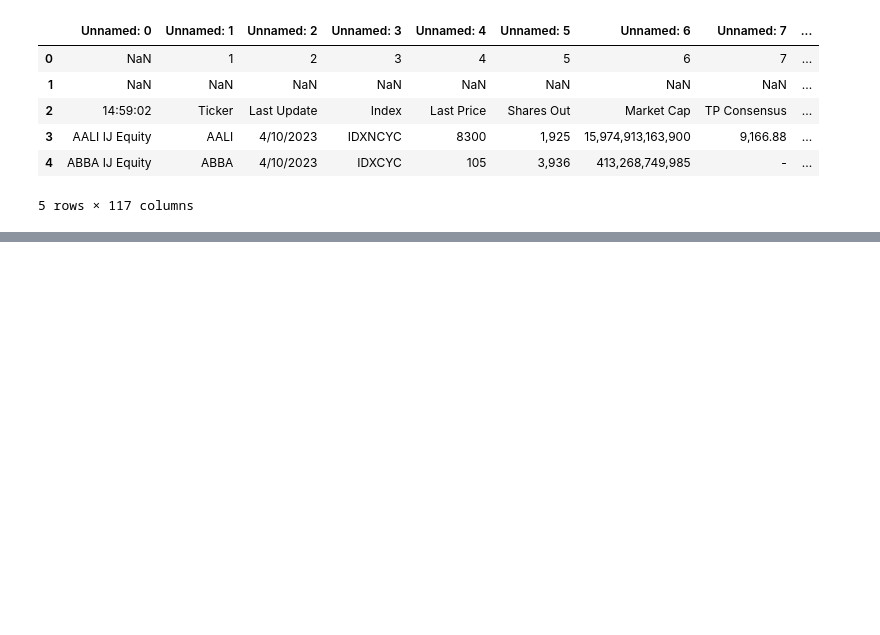
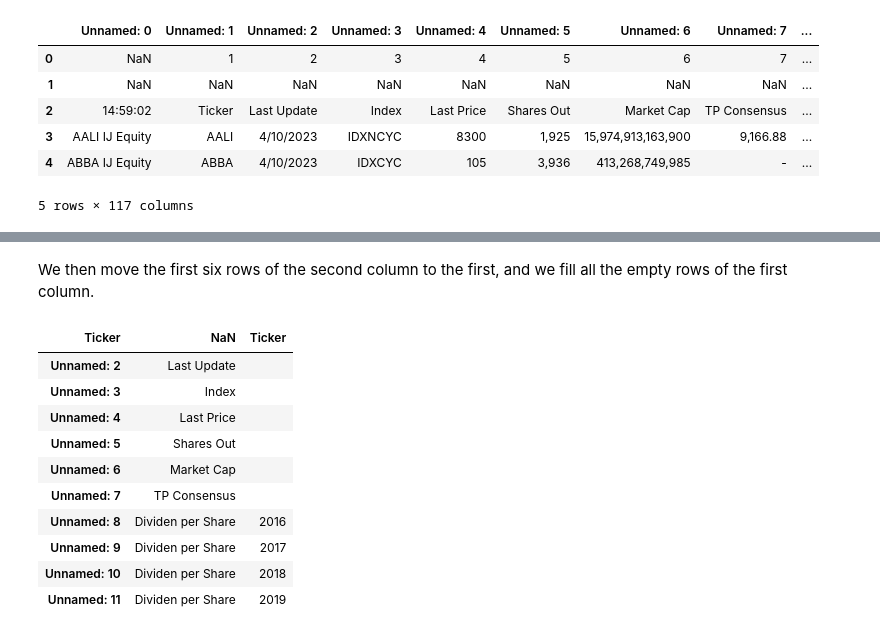
Before and after one commit to thariqziyad/PythonCourse2023, a Jupyter notebook: Test_Analysis.ipynb, the cells around one changed output, grey strips where cells are left out. Drawn from its saved outputs; the diff is of its cells as text; code cells hidden in the pictures; blank space fills up the shorter version.

```diff
--- a/Test_Analysis.ipynb
+++ b/Test_Analysis.ipynb
@@ -38,0 +43,18 @@ df.head()
+# %% [markdown]
+We then move the first six rows of the second column to the first, and we fill all the empty rows of the first column.
+# %%
+df_index = df.iloc[:,0:2].ffill().bfill(axis=1)
+df_index.iloc[:6,1]=' '
+df_index.head(10)
+# %% [output]
+| Ticker | NaN | Ticker |
+| Unnamed: 2 | Last Update |  |
+| Unnamed: 3 | Index |  |
+| Unnamed: 4 | Last Price |  |
+| Unnamed: 5 | Shares Out |  |
+| Unnamed: 6 | Market Cap |  |
+| Unnamed: 7 | TP Consensus |  |
+| Unnamed: 8 | Dividen per Share | 2016 |
+| Unnamed: 9 | Dividen per Share | 2017 |
+| Unnamed: 10 | Dividen per Share | 2018 |
+| Unnamed: 11 | Dividen per Share | 2019 |
```
Also changed, not shown: parts of 4 cells of this notebook.
